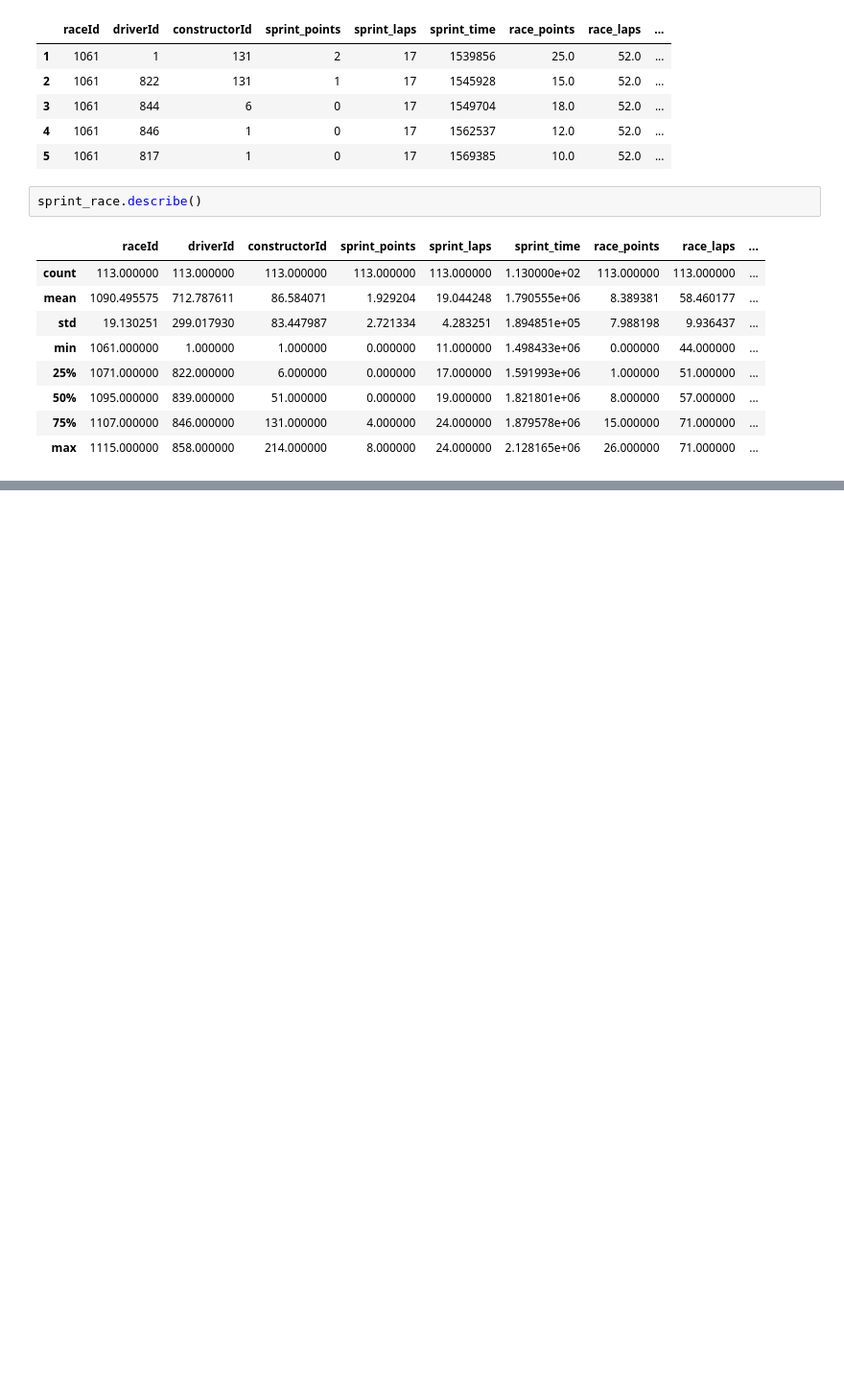
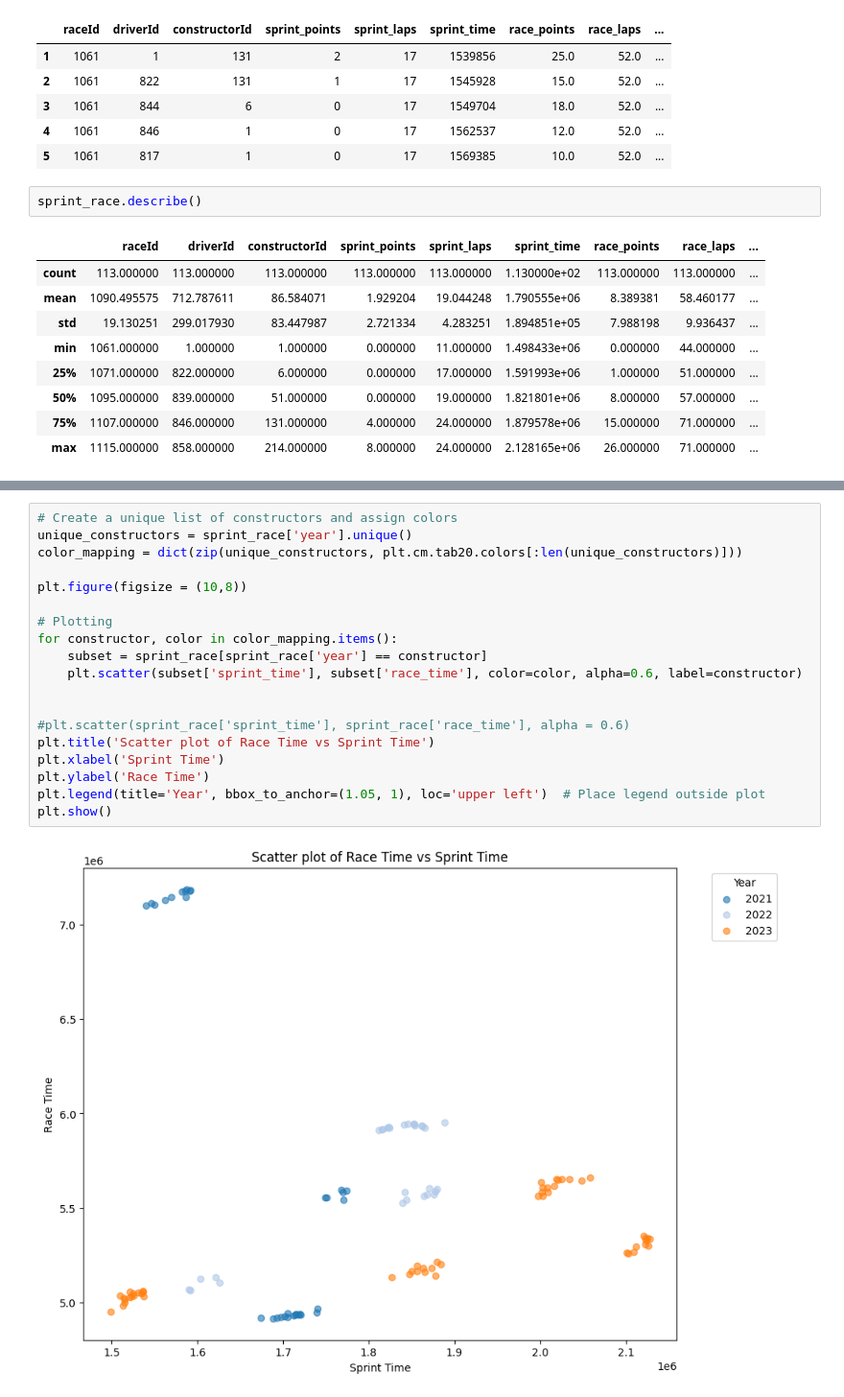
Before and after one commit to MacBeth-M/Capstone, a Jupyter notebook: SprintFormat.ipynb, the cells around one changed output, grey strips where cells are left out. Shown at 96% size. Cells and saved outputs as stored; diff of their text form; blank space fills up the shorter version.

```diff
--- a/SprintFormat.ipynb
+++ b/SprintFormat.ipynb
@@ -134,0 +193,21 @@ sprint_race.describe()
+# %%
+# Create a unique list of constructors and assign colors
+unique_constructors = sprint_race['year'].unique()
+color_mapping = dict(zip(unique_constructors, plt.cm.tab20.colors[:len(unique_constructors)]))
+
+plt.figure(figsize = (10,8))
+
+# Plotting
+for constructor, color in color_mapping.items():
+    subset = sprint_race[sprint_race['year'] == constructor]
+    plt.scatter(subset['sprint_time'], subset['race_time'], color=color, alpha=0.6, label=constructor)
+
+
+#plt.scatter(sprint_race['sprint_time'], sprint_race['race_time'], alpha = 0.6)
+plt.title('Scatter plot of Race Time vs Sprint Time')
+plt.xlabel('Sprint Time')
+plt.ylabel('Race Time')
+plt.legend(title='Year', bbox_to_anchor=(1.05, 1), loc='upper left')  # Place legend outside plot
+plt.show()
+# %% [output]
+[figure, added]
```
Also changed, not shown: parts of 12 cells of this notebook.
